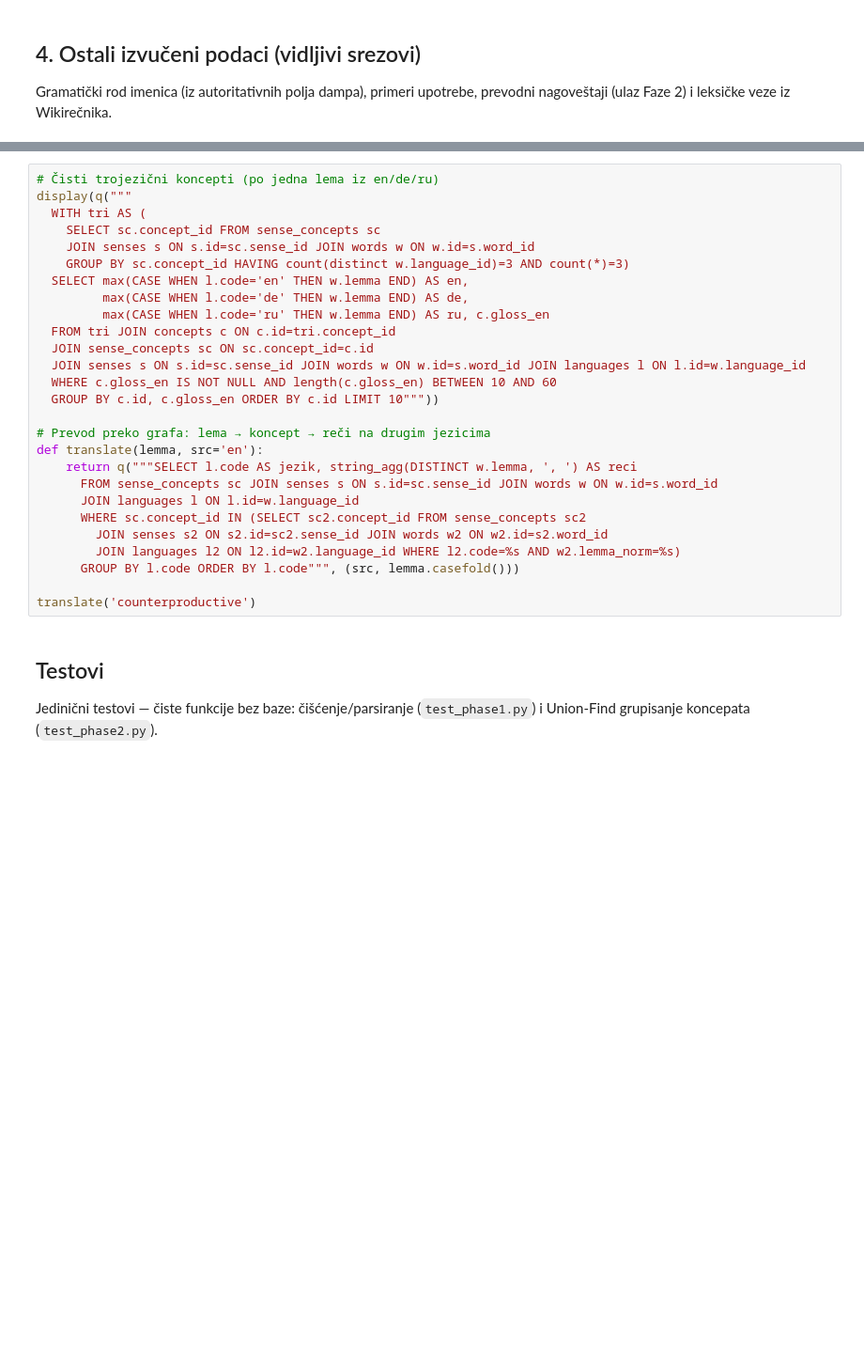
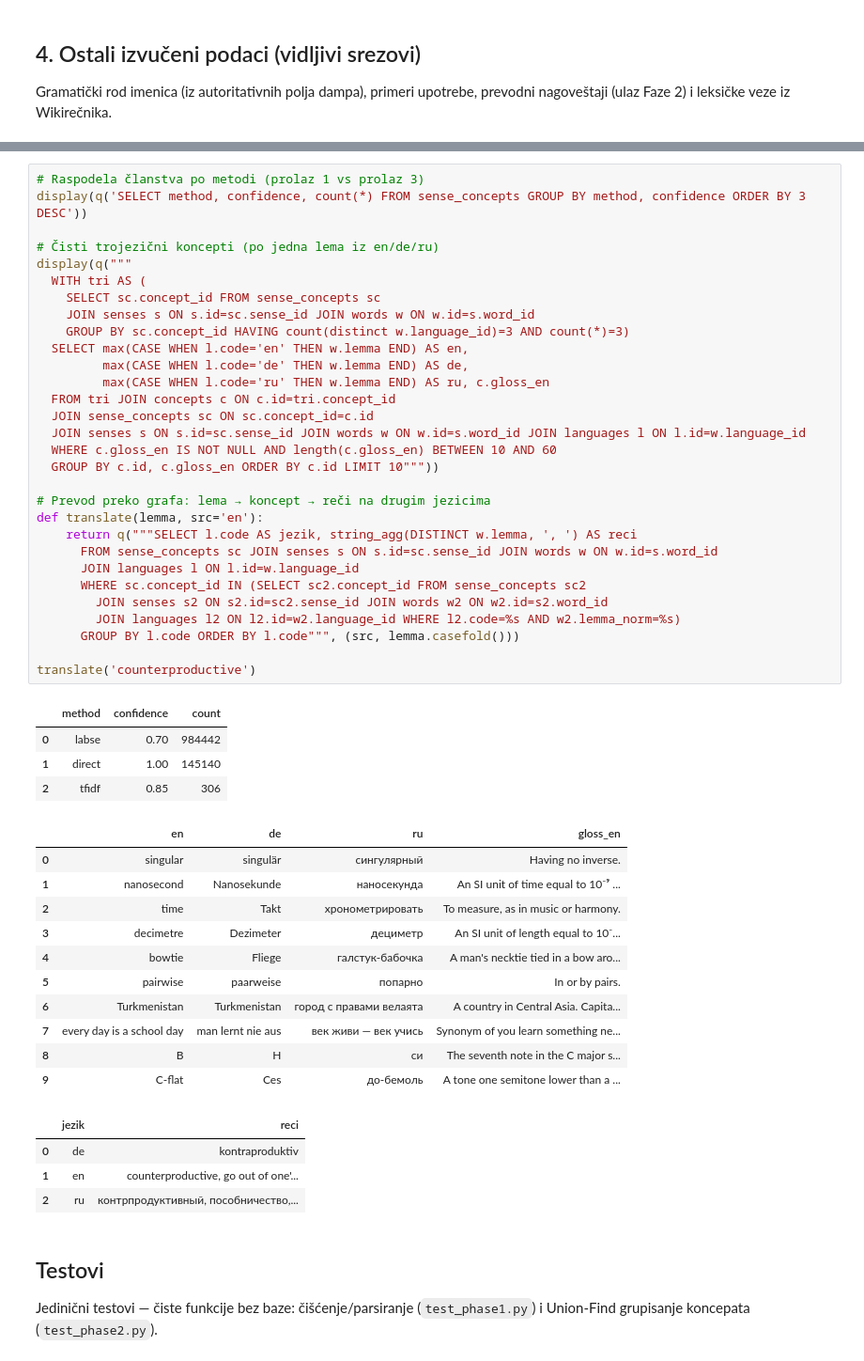
Before and after one commit to Impirs/lingdb, a Jupyter notebook: lingdb.ipynb, the cells around one changed output, grey strips where cells are left out. Shown at 94% size. Saved outputs shown, nothing was run; the diff lists cells and outputs as text; blank space fills up the shorter version.

Commit message:
feat: phase 2 complete with union-find and labse

```diff
--- a/lingdb.ipynb
+++ b/lingdb.ipynb
@@ -178,30 +285,53 @@ Koncepti se grade isključivo iz prevoda Wikirečnika (bez OMW): smisao u jeziku
 # %%
+# Raspodela članstva po metodi (prolaz 1 vs prolaz 3)
+display(q('SELECT method, confidence, count(*) FROM sense_concepts GROUP BY method, confidence ORDER BY 3 DESC'))
+
 # Čisti trojezični koncepti (po jedna lema iz en/de/ru)
 display(q("""
   WITH tri AS (
     SELECT sc.concept_id FROM sense_concepts sc
     JOIN senses s ON s.id=sc.sense_id JOIN words w ON w.id=s.word_id
     GROUP BY sc.concept_id HAVING count(distinct w.language_id)=3 AND count(*)=3)
   SELECT max(CASE WHEN l.code='en' THEN w.lemma END) AS en,
          max(CASE WHEN l.code='de' THEN w.lemma END) AS de,
          max(CASE WHEN l.code='ru' THEN w.lemma END) AS ru, c.gloss_en
   FROM tri JOIN concepts c ON c.id=tri.concept_id
   JOIN sense_concepts sc ON sc.concept_id=c.id
   JOIN senses s ON s.id=sc.sense_id JOIN words w ON w.id=s.word_id JOIN languages l ON l.id=w.language_id
   WHERE c.gloss_en IS NOT NULL AND length(c.gloss_en) BETWEEN 10 AND 60
   GROUP BY c.id, c.gloss_en ORDER BY c.id LIMIT 10"""))
 
 # Prevod preko grafa: lema → koncept → reči na drugim jezicima
 def translate(lemma, src='en'):
     return q("""SELECT l.code AS jezik, string_agg(DISTINCT w.lemma, ', ') AS reci
       FROM sense_concepts sc JOIN senses s ON s.id=sc.sense_id JOIN words w ON w.id=s.word_id
       JOIN languages l ON l.id=w.language_id
       WHERE sc.concept_id IN (SELECT sc2.concept_id FROM sense_concepts sc2
         JOIN senses s2 ON s2.id=sc2.sense_id JOIN words w2 ON w2.id=s2.word_id
         JOIN languages l2 ON l2.id=w2.language_id WHERE l2.code=%s AND w2.lemma_norm=%s)
       GROUP BY l.code ORDER BY l.code""", (src, lemma.casefold()))
 
 translate('counterproductive')
+# %% [output]
+|  | method | confidence | count |
+| 0 | labse | 0.70 | 984442 |
+| 1 | direct | 1.00 | 145140 |
+| 2 | tfidf | 0.85 | 306 |
+|  | en | de | ru | gloss_en |
+| 0 | singular | singulär | сингулярный | Having no inverse. |
+| 1 | nanosecond | Nanosekunde | наносекунда | An SI unit of time equal to 10⁻⁹ ... |
+| 2 | time | Takt | хронометрировать | To measure, as in music or harmony. |
+| 3 | decimetre | Dezimeter | дециметр | An SI unit of length equal to 10⁻... |
+| 4 | bowtie | Fliege | галстук-бабочка | A man's necktie tied in a bow aro... |
+| 5 | pairwise | paarweise | попарно | In or by pairs. |
+| 6 | Turkmenistan | Turkmenistan | город с правами велаята | A country in Central Asia. Capita... |
+| 7 | every day is a school day | man lernt nie aus | век живи — век учись | Synonym of you learn something ne... |
+| 8 | B | H | си | The seventh note in the C major s... |
+| 9 | C-flat | Ces | до-бемоль | A tone one semitone lower than a ... |
+|  | jezik | reci |
+| 0 | de | kontraproduktiv |
+| 1 | en | counterproductive, go out of one'... |
+| 2 | ru | контрпродуктивный, пособничество,... |
 # %% [markdown]
 ## Testovi
 
```
Also changed, not shown: parts of 11 cells of this notebook, 10 other files.
